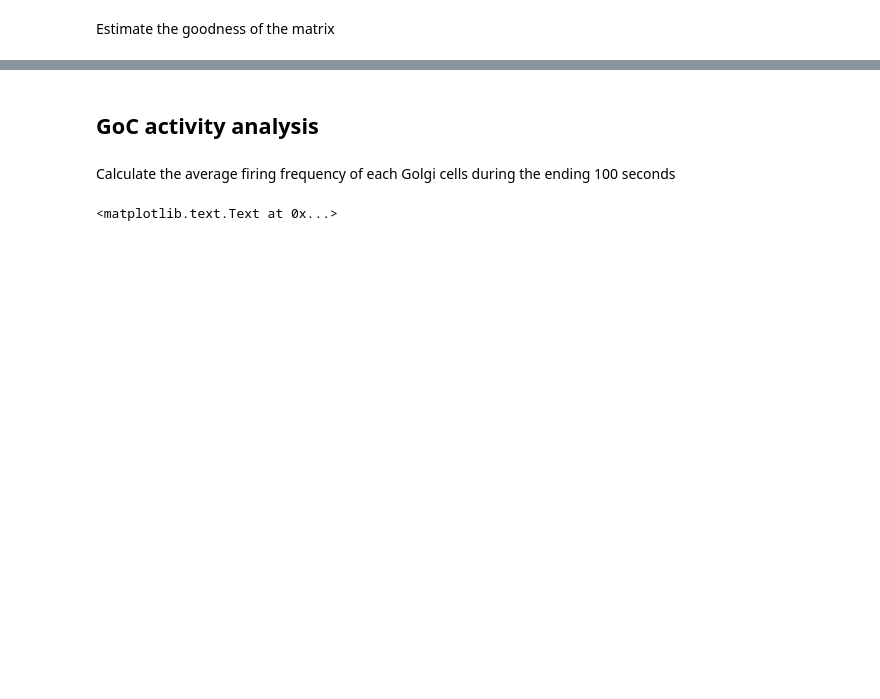
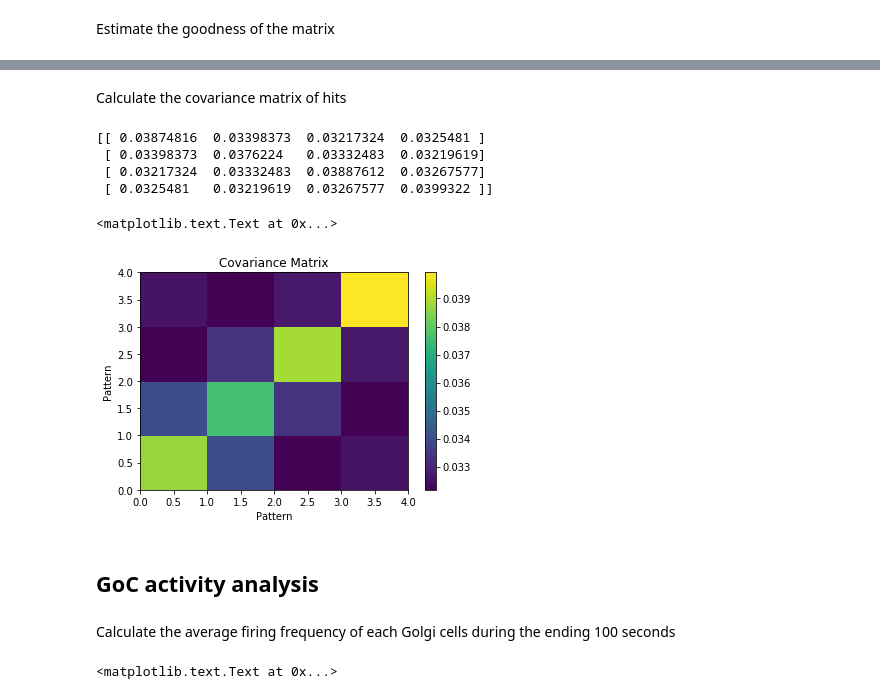
Before and after one commit to jgarridoalcazar/InhPlastVisualization, a Jupyter notebook: analysis/mfGrC/GrCActivityAnalysisNoPlasticity.ipynb, the cells around one changed output, grey strips where cells are left out. Drawn from its saved outputs; the diff is of its cells as text; code cells hidden in the pictures; blank space fills up the shorter version.

```diff
--- a/analysis/mfGrC/GrCActivityAnalysisNoPlasticity.ipynb
+++ b/analysis/mfGrC/GrCActivityAnalysisNoPlasticity.ipynb
@@ -413,3 +414,31 @@ Hit index: 0.10432719703
+# %% [markdown]
+Calculate the covariance matrix of hits
+# %%
+# Calculate the hit rate average for each pattern
+pattern_average = numpy.average(hit_matrix, axis=1)
+diff_matrix = numpy.zeros(hit_matrix.shape)
+# Calculate the difference between the hit rate of each neuron and the average hit rate to each pattern
+for pat in range(hit_matrix.shape[0]):
+    diff_matrix[pat,:] = hit_matrix[pat,:] - pattern_average[pat]
+# Calculate the covariance matrix
+cov_matrix = numpy.zeros((hit_matrix.shape[0],hit_matrix.shape[0]))
+for pat in range(hit_matrix.shape[0]):
+    for pat2 in range(hit_matrix.shape[0]):
+        cov_matrix[pat,pat2] = numpy.average(diff_matrix[pat,:]*diff_matrix[pat2,:])
+print cov_matrix
+plt.figure()
+plt.pcolor(cov_matrix)
+plt.colorbar()
+plt.xlabel('Pattern')
+plt.ylabel('Pattern')
+plt.title('Covariance Matrix')
+# %% [output]
+[[ 0.03874816  0.03398373  0.03217324  0.0325481 ]
+ [ 0.03398373  0.0376224   0.03332483  0.03219619]
+ [ 0.03217324  0.03332483  0.03887612  0.03267577]
+ [ 0.0325481   0.03219619  0.03267577  0.0399322 ]]
+<matplotlib.text.Text at 0x...>
+[figure, added]
 # %% [markdown]
 ## GoC activity analysis
 # %% [markdown]
```
Also changed, not shown: parts of 13 cells of this notebook, 8 other files.
